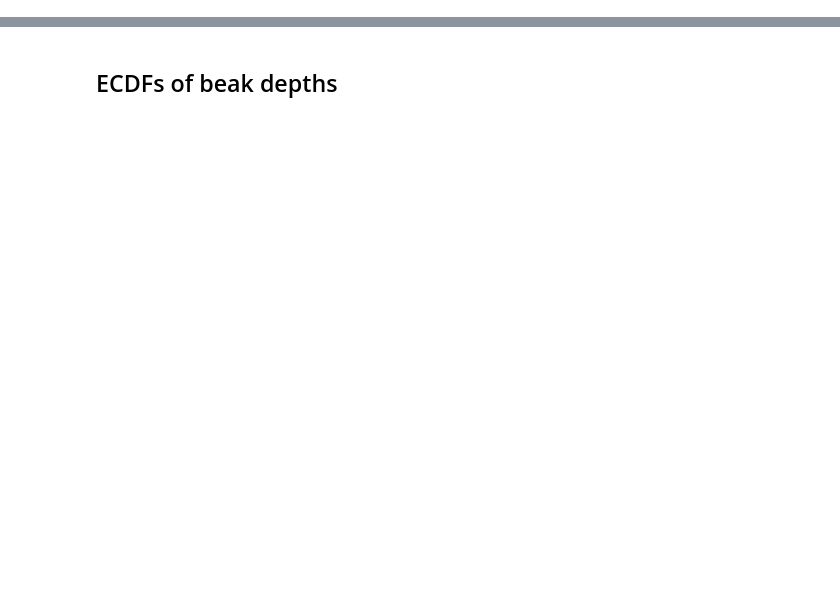
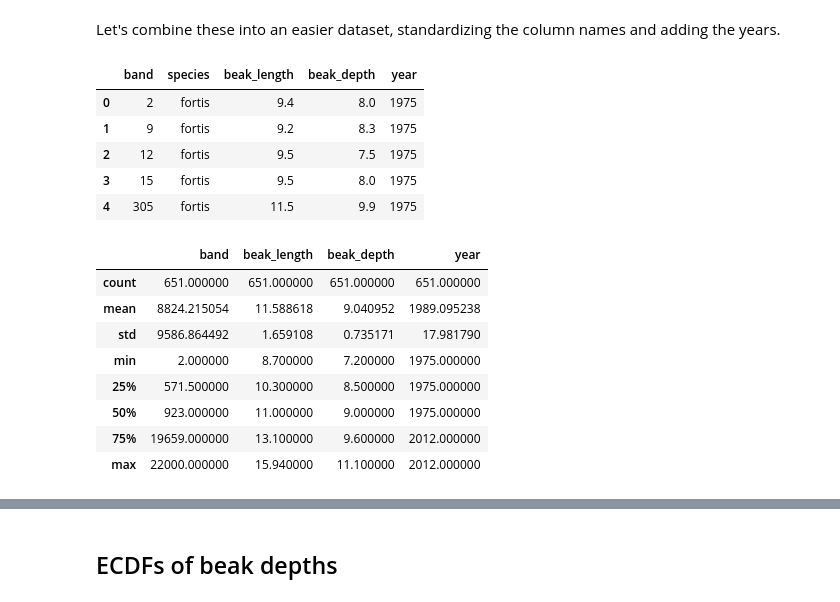
Before and after one commit to robertpiazza/ProfDev, a Jupyter notebook: Jupyter Notebooks/Galápagos Finches.ipynb, the cells around one changed output, grey strips where cells are left out. Cells and saved outputs as stored; diff of their text form; code cells hidden in the pictures; blank space fills up the shorter version.

```diff
--- a/Jupyter Notebooks/Galápagos Finches.ipynb
+++ b/Jupyter Notebooks/Galápagos Finches.ipynb
@@ -103,0 +92,29 @@ t()
+# %%
+#The data are stored in a pandas DataFrame called `df` with columns `'year'` and `'beak_depth'`. The units of beak depth are millimeters (mm).
+
+#import libraries
+import numpy as np
+import pandas as pd
+import matplotlib.pyplot as plt
+import seaborn as sns
+
+#import
+finches1975 = pd.read_csv('data/finch_beaks_1975.csv')
+finches2012 = pd.read_csv('data/finch_beaks_2012.csv')
+print('General information:')
+print('1975:')
+finches1975.info()
+print('2012:')
+finches2012.info()
+print('\nSummary Statistics:')
+print('1975:')
+finches1975.describe()
+print('2012:')
+finches2012.describe()
+print('\nFirst and last 5 rows:')
+print('1975 :')
+finches1975.head()
+finches1975.tail()
+print('2012:')
+finches2012.head()
+finches2012.tail()
@@ -103,0 +185,26 @@ t()
+# %% [markdown]
+Let's combine these into an easier dataset, standardizing the column names and adding the years.
+# %%
+finches1975['year'] = 1975
+finches2012['year'] = 2012
+finches1975.columns = ['band', 'species', 'beak_length', 'beak_depth', 'year']
+finches2012.columns = ['band', 'species', 'beak_length', 'beak_depth', 'year']
+finches = finches1975.append(finches2012)
+finches.head()
+finches.describe()
+# %% [output]
+|  | band | species | beak_length | beak_depth | year |
+| 0 | 2 | fortis | 9.4 | 8.0 | 1975 |
+| 1 | 9 | fortis | 9.2 | 8.3 | 1975 |
+| 2 | 12 | fortis | 9.5 | 7.5 | 1975 |
+| 3 | 15 | fortis | 9.5 | 8.0 | 1975 |
+| 4 | 305 | fortis | 11.5 | 9.9 | 1975 |
+|  | band | beak_length | beak_depth | year |
+| count | 651.000000 | 651.000000 | 651.000000 | 651.000000 |
+| mean | 8824.215054 | 11.588618 | 9.040952 | 1989.095238 |
+| std | 9586.864492 | 1.659108 | 0.735171 | 17.981790 |
+| min | 2.000000 | 8.700000 | 7.200000 | 1975.000000 |
+| 25% | 571.500000 | 10.300000 | 8.500000 | 1975.000000 |
+| 50% | 923.000000 | 11.000000 | 9.000000 | 1975.000000 |
+| 75% | 19659.000000 | 13.100000 | 9.600000 | 2012.000000 |
+| max | 22000.000000 | 15.940000 | 11.100000 | 2012.000000 |
```
Also changed, not shown: parts of 43 cells of this notebook, 4 other files.
